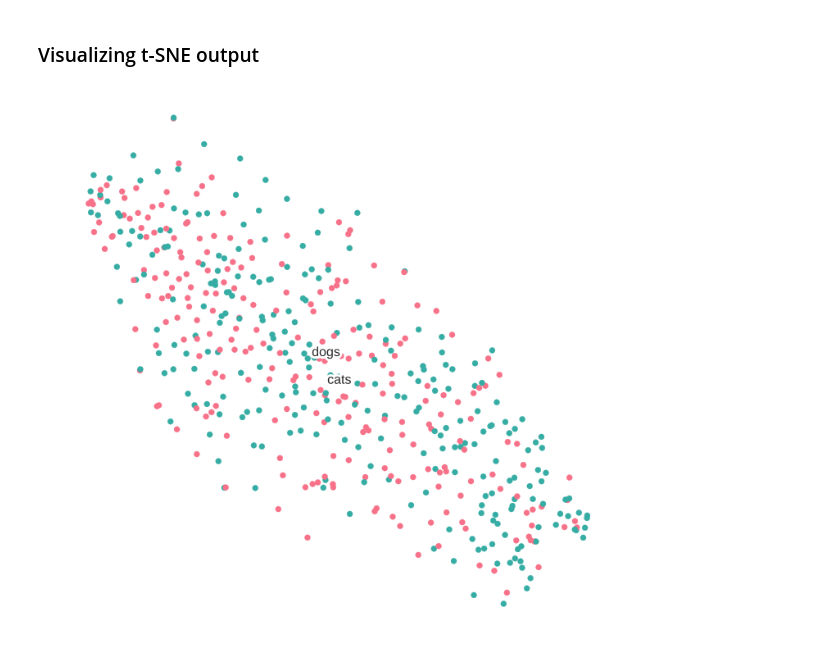
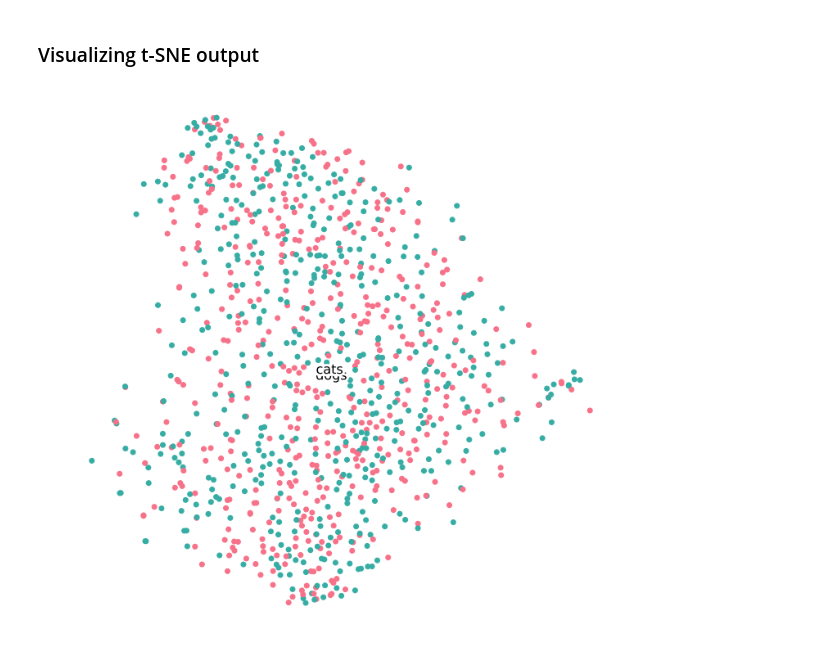
Before and after one commit to IreneLedyaeva/CAP-5610, a Jupyter notebook: HW3/problem_4.ipynb, the cells around one changed output. Cells and saved outputs as stored; diff of their text form; code cells hidden in the pictures.

Commit message:
Fixed an issue with 500 labels

```diff
--- a/HW3/problem_4.ipynb
+++ b/HW3/problem_4.ipynb
@@ -99,7 +86,6 @@ _________________________________________________________________
 # %%
 activation_model = models.Model(input=model.input, outputs=[layer_output])
+activations = activation_model.predict_generator(validation_generator, steps=50)
-# %%
-activations = activation_model.predict_generator(validation_generator, steps=25)
 # %% [markdown]
 ### Visualization of the feature vectors produced by the convnet
 # %%
@@ -136,8 +121,8 @@ t-SNE done! Time elapsed: 3.8325717449188232 seconds
 # %%
 labels = validation_generator.classes
 np.random.shuffle(labels)
-labels = labels[:500]
+labels = labels[:1000]
 class_names = ['dogs', 'cats']
 data_scatter(cats_dogs_tsne, labels)
 # %% [output]
-[figure, old version]
+[figure, new version]
```
Also changed, not shown: parts of 6 cells of this notebook.
